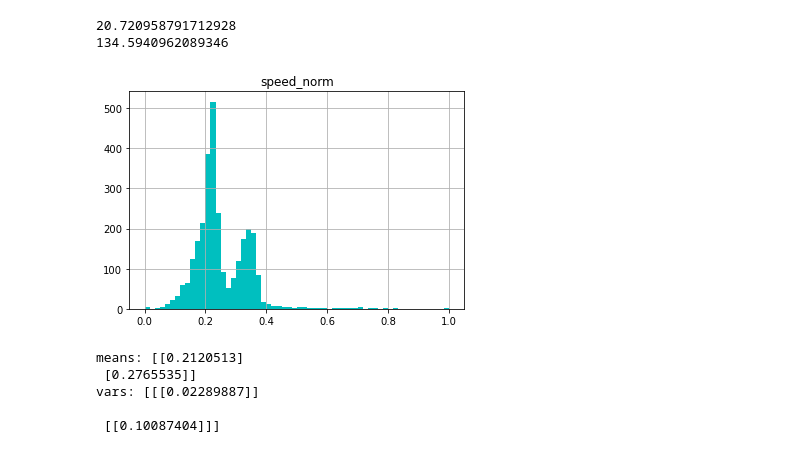
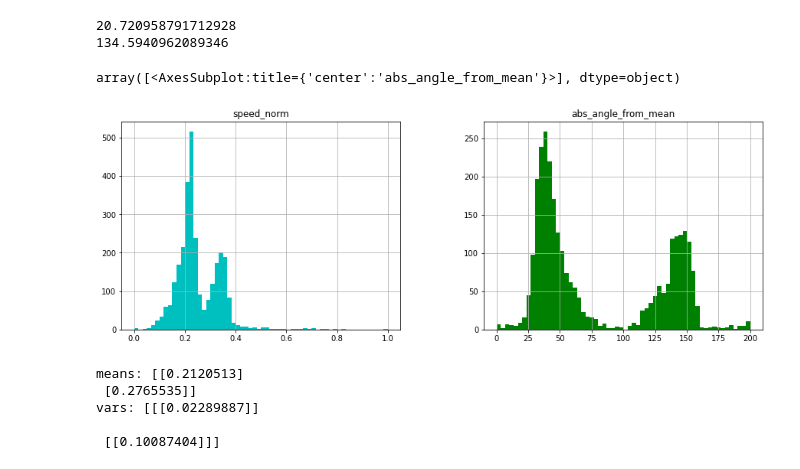
Before and after one commit to cd205/gps_sail_perf, a Jupyter notebook: EDA.ipynb, the cells around one changed output. Saved outputs shown, nothing was run; the diff lists cells and outputs as text; code cells hidden in the pictures.

Commit message:
angle_to_mean addition

```diff
--- a/EDA.ipynb
+++ b/EDA.ipynb
@@ -138,6 +138,7 @@ wgs84_to_web_mercator(df)
 2921 rows × 15 columns
 # %%
 df['angle_from_mean'] = df['bearing'] - df['bearing'].mean()
+df['abs_angle_from_mean'] = df['angle_from_mean'].abs()
 df['phase'] = np.where(df['angle_from_mean'].abs()<100, 'upwind','downwind')
 # %%
 ## normalise
@@ -216,10 +217,15 @@ print(df['compass_bearing'].mean())
 # %% [output]
 20.720958791712928
 134.5940962089346
-# %%
-hist = df.hist(column='speed_norm', bins=60, color='c')
-# %% [output]
-[figure, removed]
+# %%
+fig, axes = plt.subplots(nrows=1, ncols=2, figsize=(15,5))
+
+df.hist(ax=axes[0], column='speed_norm', bins=60, color='c')
+df.hist(ax=axes[1], column='abs_angle_from_mean', bins=60, color='g')
+#hist = df.hist(column='speed_norm', bins=60, color='c')
+# %% [output]
+array([<AxesSubplot:title={'center':'abs_angle_from_mean'}>], dtype=object)
+[figure, added]
 # %%
 data = df['speed_norm'].to_numpy()
 data_filtered = data[~np.isnan(data)]
```
Also changed, not shown: parts of 2 cells of this notebook.
